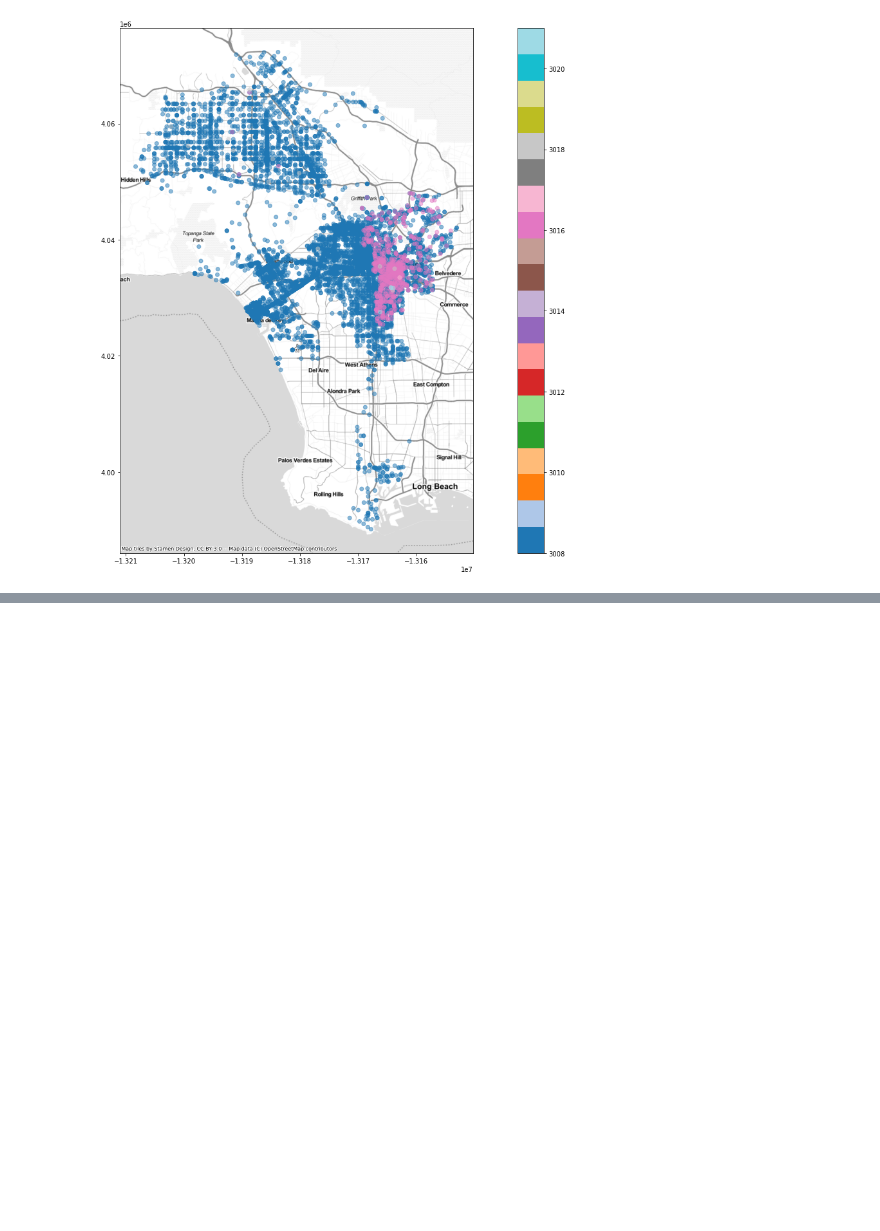
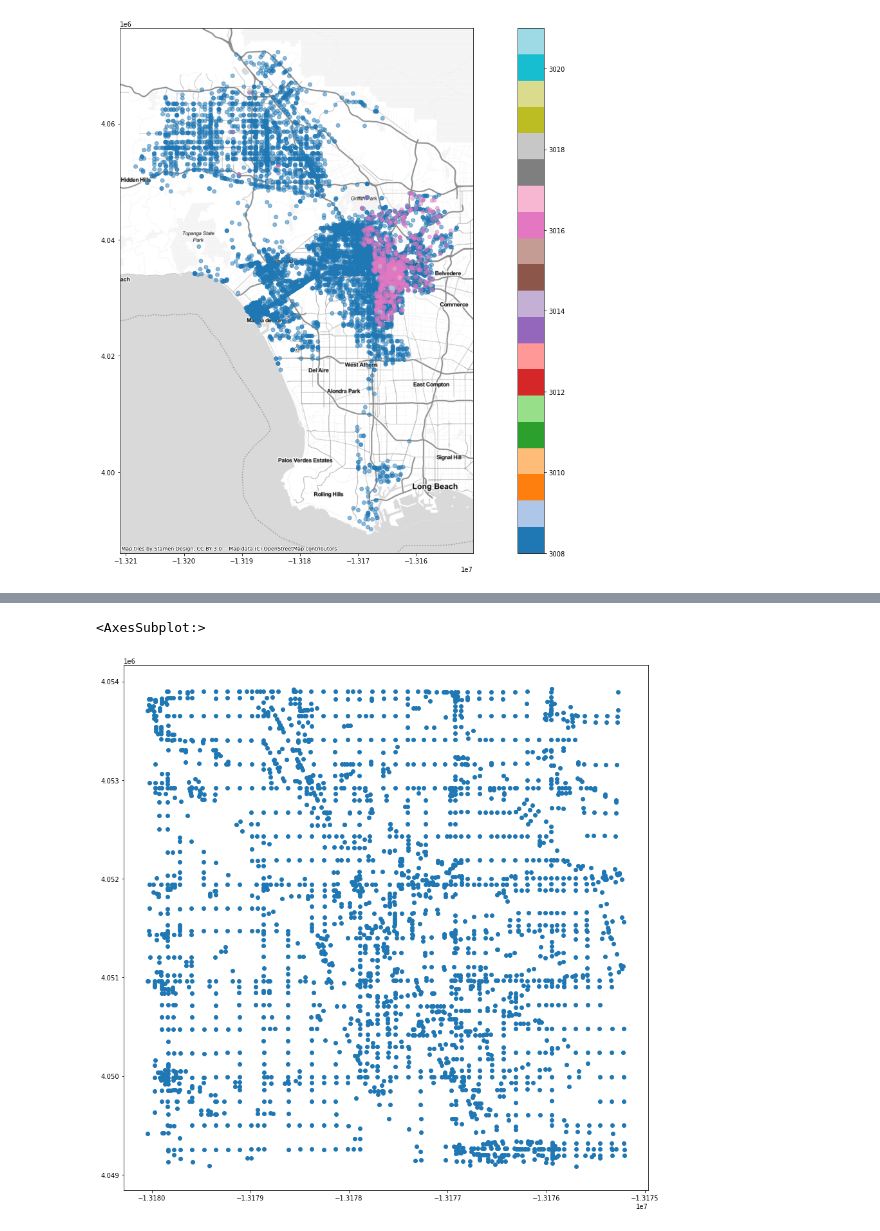
Before and after one commit to baileylai23/up206a-bailey, a Jupyter notebook: week04/Week04assignment.ipynb, the cells around one changed output, grey strips where cells are left out. Cells and saved outputs as stored; diff of their text form; code cells hidden in the pictures; blank space fills up the shorter version.

```diff
--- a/week04/Week04assignment.ipynb
+++ b/week04/Week04assignment.ipynb
@@ -158,0 +180,4 @@ meters_per_minute = 250 # travel distance per minute, using a low estimate of 15
+# %%
+NoHo = ox.project_graph(NoHo, to_crs='epsg:3857')
+# %%
+nh_nodes, nh_edges = ox.graph_to_gdfs(NoHo)
@@ -158,0 +211,5 @@ meters_per_minute = 250 # travel distance per minute, using a low estimate of 15
+# %%
+nh_nodes.plot(figsize = (15,15))
+# %% [output]
+<AxesSubplot:>
+[figure, added]
```
Also changed, not shown: parts of 14 cells of this notebook.
